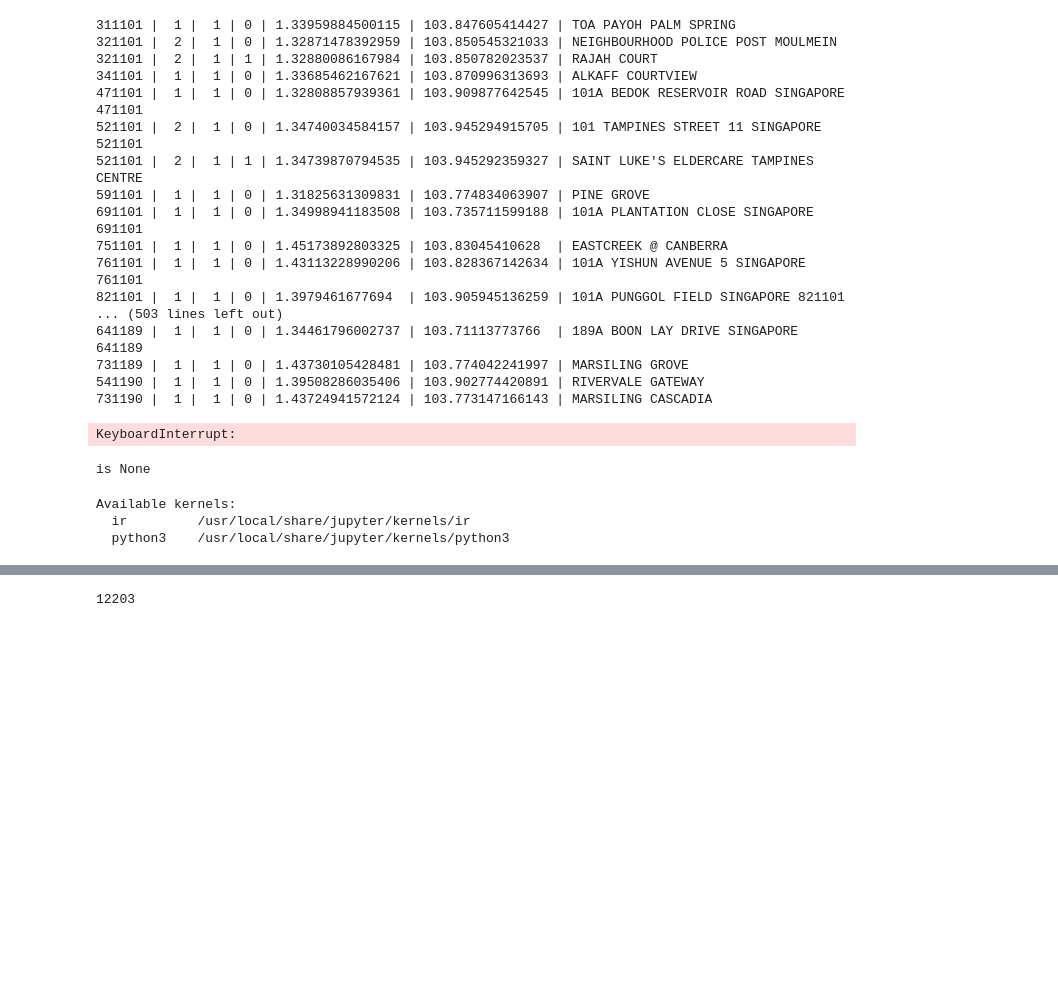
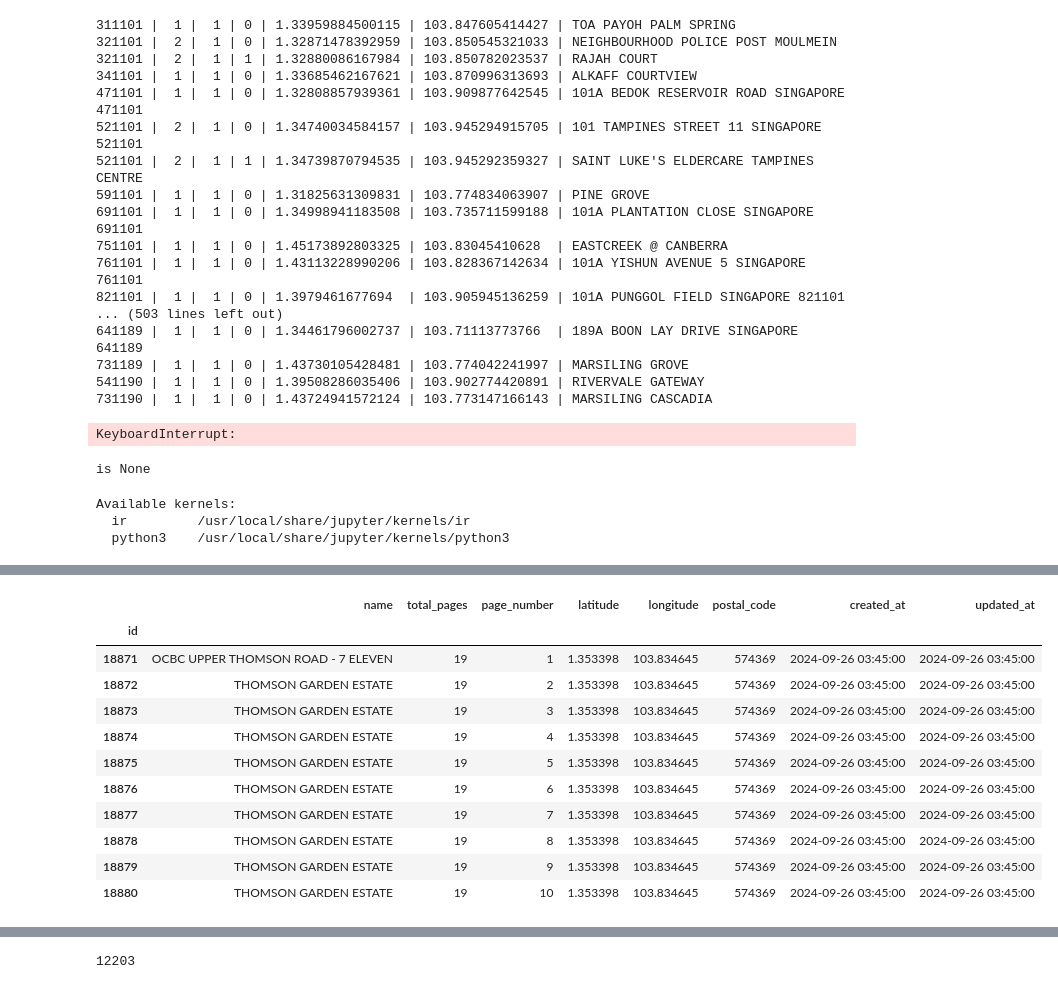
Before and after one commit to boonkwee/OneMap, a Jupyter notebook: sqlite3 OneMap.ipynb, the cells around one changed output, grey strips where cells are left out. Cells and saved outputs as stored; diff of their text form; code cells hidden in the pictures; blank space fills up the shorter version.

```diff
--- a/sqlite3 OneMap.ipynb
+++ b/sqlite3 OneMap.ipynb
@@ -321,3 +330,19 @@ table_df.pivot_table(index='postal_code', values='name', aggfunc='count').sort_v
+# %%
+max_page = table_df['total_pages'].max()
+table_df[table_df['total_pages'] == max_page]
+# %% [output]
+|  | name | total_pages | page_number | latitude | longitude | postal_code | created_at | updated_at |
+| id |  |  |  |  |  |  |  |  |
+| 18871 | OCBC UPPER THOMSON ROAD - 7 ELEVEN | 19 | 1 | 1.353398 | 103.834645 | 574369 | 2024-09-26 03:45:00 | 2024-09-26 03:45:00 |
+| 18872 | THOMSON GARDEN ESTATE | 19 | 2 | 1.353398 | 103.834645 | 574369 | 2024-09-26 03:45:00 | 2024-09-26 03:45:00 |
+| 18873 | THOMSON GARDEN ESTATE | 19 | 3 | 1.353398 | 103.834645 | 574369 | 2024-09-26 03:45:00 | 2024-09-26 03:45:00 |
+| 18874 | THOMSON GARDEN ESTATE | 19 | 4 | 1.353398 | 103.834645 | 574369 | 2024-09-26 03:45:00 | 2024-09-26 03:45:00 |
+| 18875 | THOMSON GARDEN ESTATE | 19 | 5 | 1.353398 | 103.834645 | 574369 | 2024-09-26 03:45:00 | 2024-09-26 03:45:00 |
+| 18876 | THOMSON GARDEN ESTATE | 19 | 6 | 1.353398 | 103.834645 | 574369 | 2024-09-26 03:45:00 | 2024-09-26 03:45:00 |
+| 18877 | THOMSON GARDEN ESTATE | 19 | 7 | 1.353398 | 103.834645 | 574369 | 2024-09-26 03:45:00 | 2024-09-26 03:45:00 |
+| 18878 | THOMSON GARDEN ESTATE | 19 | 8 | 1.353398 | 103.834645 | 574369 | 2024-09-26 03:45:00 | 2024-09-26 03:45:00 |
+| 18879 | THOMSON GARDEN ESTATE | 19 | 9 | 1.353398 | 103.834645 | 574369 | 2024-09-26 03:45:00 | 2024-09-26 03:45:00 |
+| 18880 | THOMSON GARDEN ESTATE | 19 | 10 | 1.353398 | 103.834645 | 574369 | 2024-09-26 03:45:00 | 2024-09-26 03:45:00 |
 # %%
 table_df['postal_code_number'] = table_df['postal_code'].astype(int)
 
```
Also changed, not shown: parts of 10 cells of this notebook, 5 other files.
